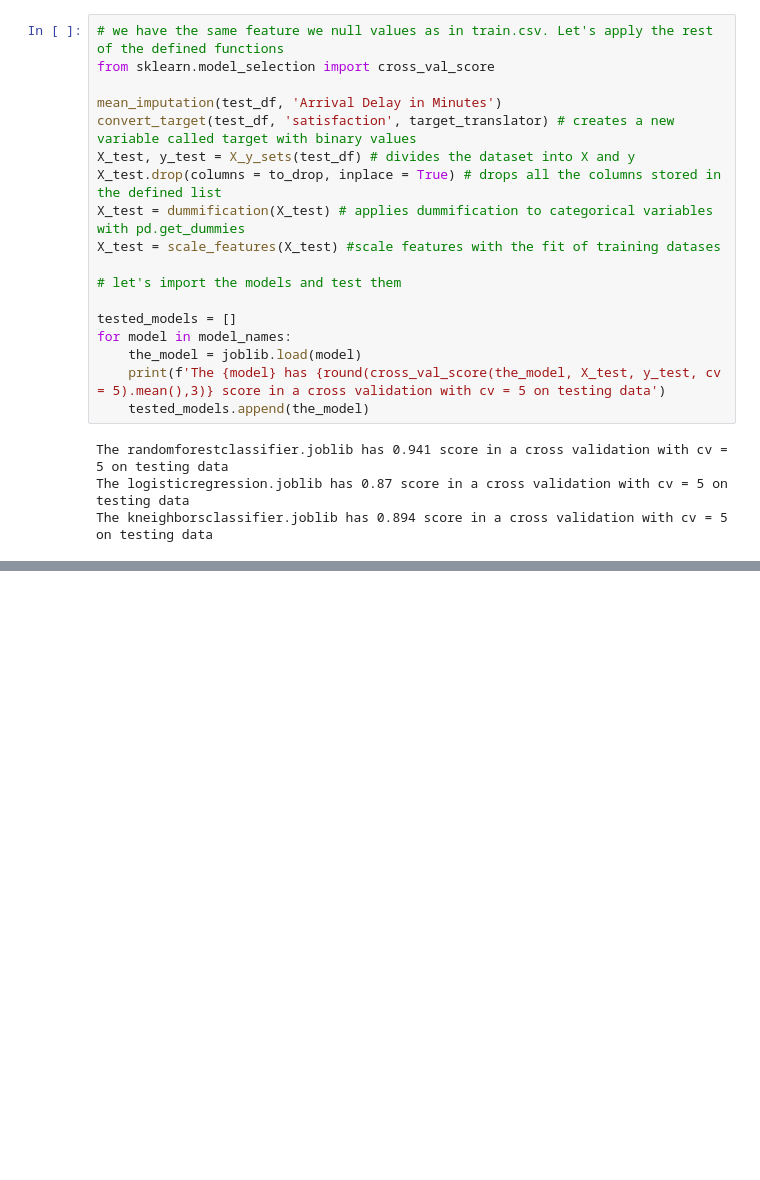
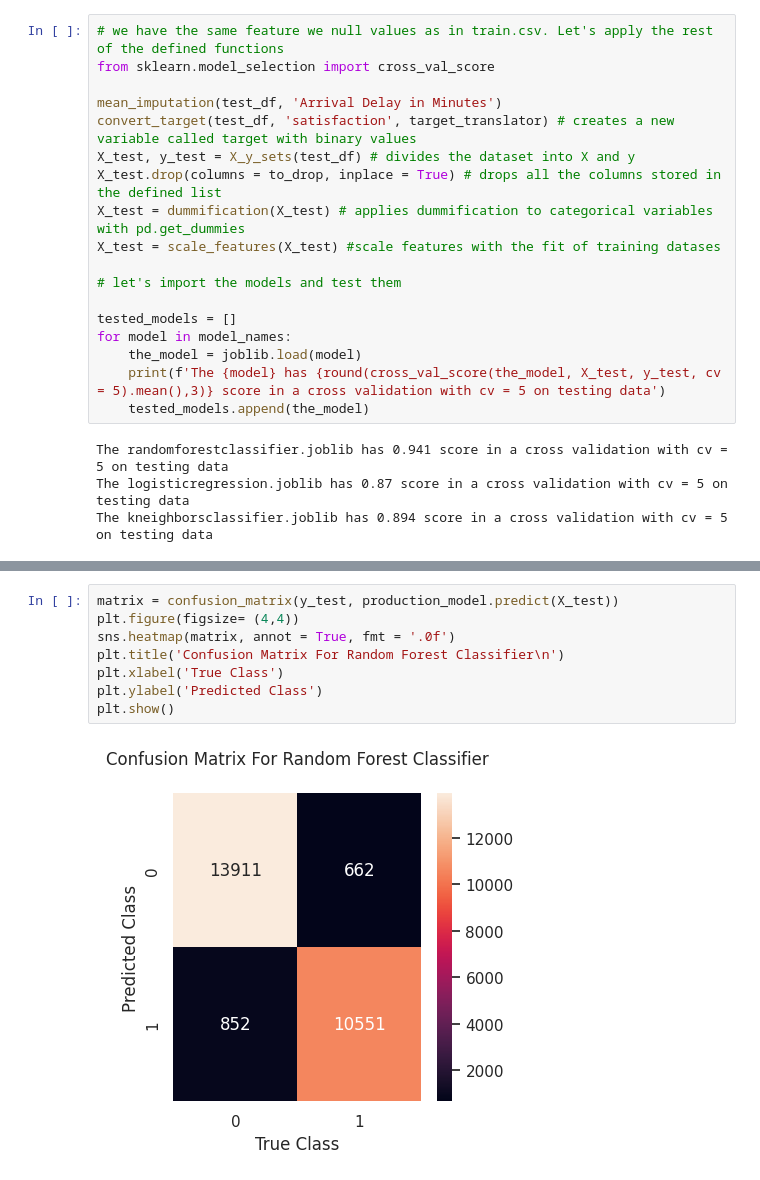
Before and after one commit to jolual2747/airline-passenger-satisfaction, a Jupyter notebook: notebook.ipynb, the cells around one changed output, grey strips where cells are left out. Cells and saved outputs as stored; diff of their text form; blank space fills up the shorter version.

```diff
--- a/notebook.ipynb
+++ b/notebook.ipynb
@@ -464,0 +502,10 @@ The kneighborsclassifier.joblib has 0.894 score in a cross validation with cv =
+# %%
+matrix = confusion_matrix(y_test, production_model.predict(X_test))
+plt.figure(figsize= (4,4))
+sns.heatmap(matrix, annot = True, fmt = '.0f')
+plt.title('Confusion Matrix For Random Forest Classifier\n')
+plt.xlabel('True Class')
+plt.ylabel('Predicted Class')
+plt.show()
+# %% [output]
+[figure, added]
```
Also changed, not shown: parts of 5 cells of this notebook.
